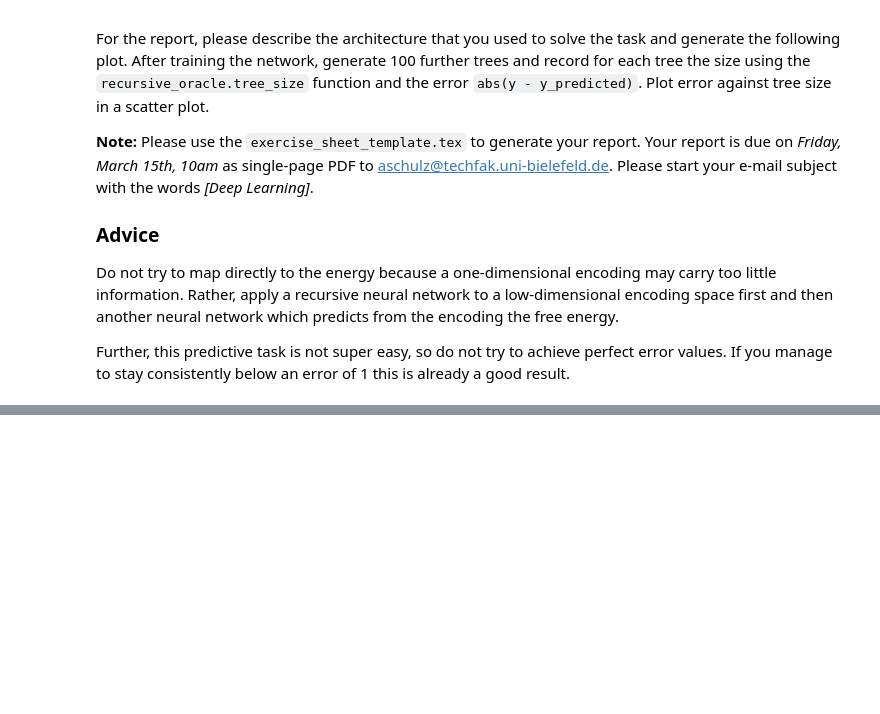
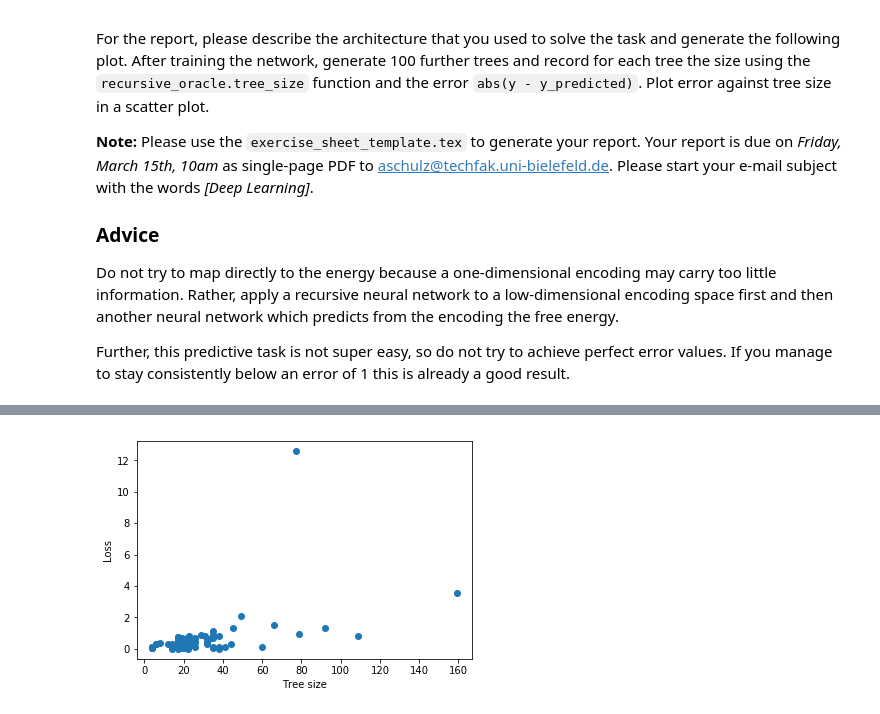
Before and after one commit to YousufAzadSami/Deep-Learning, a Jupyter notebook: recursive/recursive_exercise.ipynb, the cells around one changed output, grey strips where cells are left out. Cells and saved outputs as stored; diff of their text form; code cells hidden in the pictures; blank space fills up the shorter version.

```diff
--- a/recursive/recursive_exercise.ipynb
+++ b/recursive/recursive_exercise.ipynb
@@ -90,9 +100,9 @@ print(rna_arity_alphabet)
 # %%
-loss_threshold = 1
+loss_threshold = 1E-2
 learning_curve = []
 
 minibatch_size = 50
-
+print(model)
 while(not learning_curve or learning_curve[-1] > loss_threshold):
     optimizer.zero_grad()
 
@@ -108,5 +118,5 @@ while(not learning_curve or learning_curve[-1] > loss_threshold):
     learning_curve.append(loss_batch / minibatch_size)
     if(len(learning_curve) % 20 == 0):
         print('loss after {} batches: {}'.format(len(learning_curve), learning_curve[-1]))
-        optimizer.step()
+    optimizer.step()
 # %% [output]
@@ -127,3 +152,24 @@ plt.show()
+# %%
+import matplotlib.pyplot as plt
+from recursive_oracle import tree_size
+
+session = []
+
+model.eval()
+with torch.no_grad():
+    for i in range(100):
+        x, y = generate_rna_tree()
+        y_pred = model(x)
+        error = abs(y - y_pred).item()
+        size = tree_size(x)
+        session.append((size, error))
+
+plt.scatter([item[0] for item in session], [item[1] for item in session])
+plt.xlabel('Tree size')
+plt.ylabel('Loss')
+plt.show()
+# %% [output]
+[figure, added]
 # %%
 for symbol, arity in rna_arity_alphabet.items():
     if(arity > 0):
```
Also changed, not shown: parts of 7 cells of this notebook.
